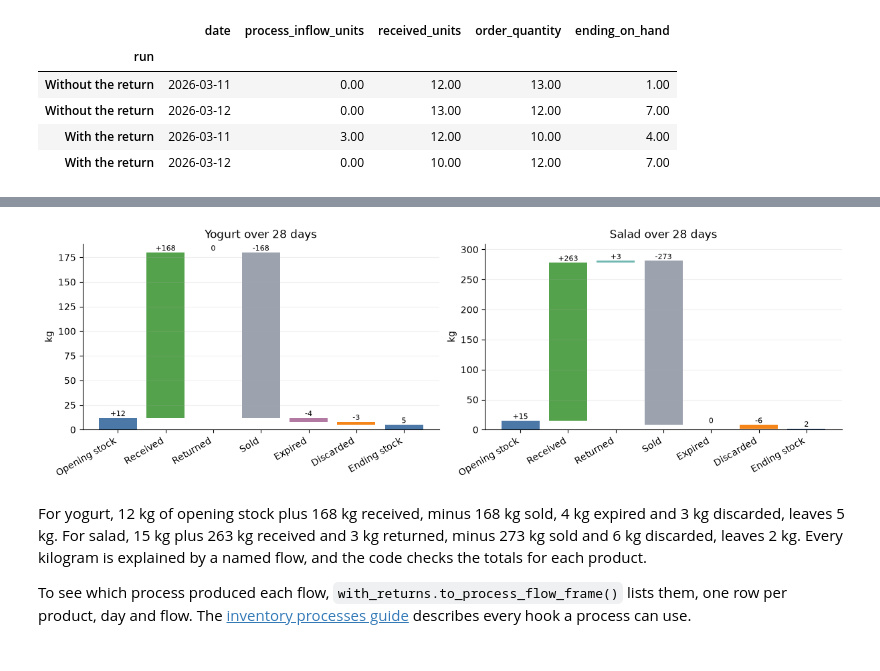
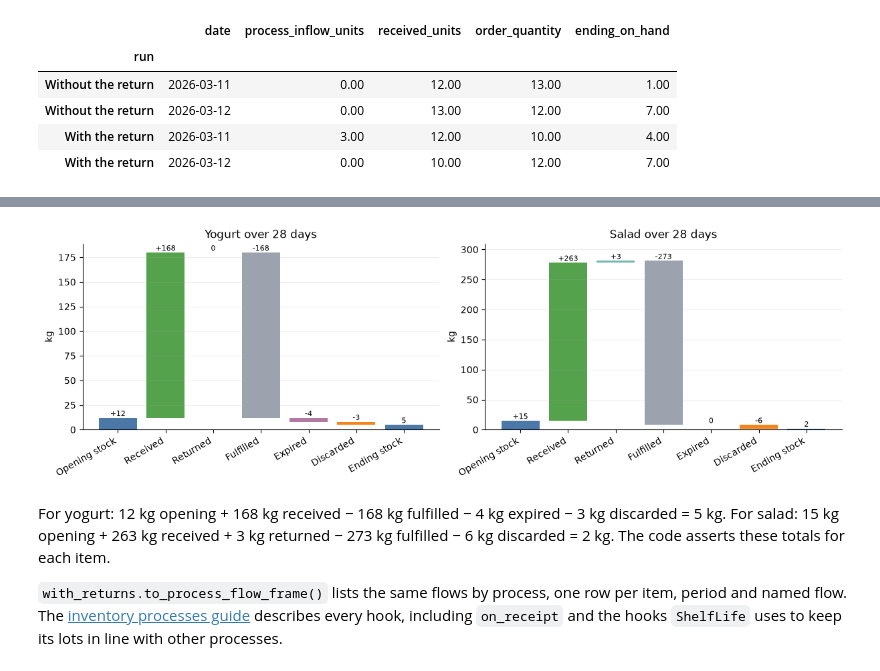
Before and after one commit to FilTheo/stockcast, a Jupyter notebook: examples/notebooks/05e_inventory_processes.ipynb, the cells around one changed output, grey strips where cells are left out. Drawn from its saved outputs; the diff is of its cells as text; code cells hidden in the pictures.

Commit message:
Notebook 05e: feature-first framing around inventory processes, hooks and the stock balance
Co-Authored-By: Claude Opus 5.5 <noreply@anthropic.com>

```diff
--- a/examples/notebooks/05e_inventory_processes.ipynb
+++ b/examples/notebooks/05e_inventory_processes.ipynb
@@ -251,7 +263,7 @@ from stockcast.core import Flow, InventoryProcess, ProcessFlows
 
 
 class MondayInspection(InventoryProcess):
-    """Each Monday a quality check discards a share of the stock left."""
+    """After demand on Mondays, discard a share of the stock on hand."""
 
     name = "inspection"
     flows = (Flow("discarded", "outflow"),)
@@ -416,13 +428,13 @@ Salad expires, so shelf life needs to know how old the returned salad is. The pr
 # %%
 class CustomerReturns(InventoryProcess):
-    """Returned stock goes back on the shelf before the day's customers arrive."""
+    """Scheduled inflows, added before receipts and the order decision."""
 
     name = "returns"
     flows = (Flow("returned", "inflow"),)
 
     def __init__(self, schedule, days_old):
-        self.schedule = schedule  # {date: {product: kg returned}}
-        self.days_old = days_old  # age of the returned stock
+        self.schedule = schedule  # {date: {item: kg}}
+        self.days_old = days_old  # age of the inflowing units
 
     def before_demand(self, context):
         returned = self.schedule.get(context.date)
@@ -495,7 +508,7 @@ def flow_totals(events):
         "Opening stock": events["starting_on_hand"].iloc[0],
         "Received": events["received_units"].sum(),
         "Returned": events["process_inflow_units"].sum(),
-        "Sold": -events["fulfilled_units"].sum(),
+        "Fulfilled": -events["fulfilled_units"].sum(),
         "Expired": -events["expired_units"].sum(),
         "Discarded": -events["process_outflow_units"].sum(),
     }
@@ -505,7 +518,7 @@ FLOW_COLORS = {
     "Opening stock": "#4C78A8",
     "Received": "#54A24B",
     "Returned": "#72B7B2",
-    "Sold": PLAIN_COLOR,
+    "Fulfilled": PLAIN_COLOR,
     "Expired": EXPIRED_COLOR,
     "Discarded": DISCARDED_COLOR,
     "Ending stock": "#4C78A8",
@@ -513,36 +526,36 @@ FLOW_COLORS = {
 
 fig, axes = plt.subplots(1, 2, figsize=(12, 3.8), layout="constrained")
 for ax, sku in zip(axes, skus):
     events = returns_events.loc[returns_events["unique_id"].eq(sku)]
     totals = flow_totals(events)
     ending = events["ending_on_hand"].iloc[-1]
-    # The flows add up to the ending stock, product by product.
+    # The flows add up to the ending stock, item by item.
     assert np.isclose(sum(totals.values()), ending)
     bars = {**totals, "Ending stock": ending}
     running = 0.0
     for position, (name, amount) in enumerate(bars.items()):
         if name == "Ending stock":
             bottom, label = 0.0, f"{ending:.0f}"
         else:
             bottom = running if amount >= 0 else running + amount
             label = "0" if amount == 0 else f"{amount:+.0f}"
             running += amount
         ax.bar(position, abs(amount), bottom=bottom, color=FLOW_COLORS[name])
         ax.text(
             position,
             bottom + abs(amount),
             label,
             ha="center",
             va="bottom",
             fontsize=8,
         )
     ax.set_xticks(range(len(bars)), list(bars), rotation=30, ha="right")
     ax.set(title=f"{sku.capitalize()} over 28 days", ylabel="kg")
     style_axis(ax)
 plt.show()
 # %% [output]
-[figure, old version]
+[figure, new version]
 # %% [markdown]
-For yogurt, 12 kg of opening stock plus 168 kg received, minus 168 kg sold, 4 kg expired and 3 kg discarded, leaves 5 kg. For salad, 15 kg plus 263 kg received and 3 kg returned, minus 273 kg sold and 6 kg discarded, leaves 2 kg. Every kilogram is explained by a named flow, and the code checks the totals for each product.
+For yogurt: 12 kg opening + 168 kg received − 168 kg fulfilled − 4 kg expired − 3 kg discarded = 5 kg. For salad: 15 kg opening + 263 kg received + 3 kg returned − 273 kg fulfilled − 6 kg discarded = 2 kg. The code asserts these totals for each item.
 
-To see which process produced each flow, `with_returns.to_process_flow_frame()` lists them, one row per product, day and flow. The [inventory processes guide](../user-guide/processes.md) describes every hook a process can use.
+`with_returns.to_process_flow_frame()` lists the same flows by process, one row per item, period and named flow. The [inventory processes guide](../user-guide/processes.md) describes every hook, including `on_receipt` and the hooks `ShelfLife` uses to keep its lots in line with other processes.
```
Also changed, not shown: parts of 27 cells of this notebook.
